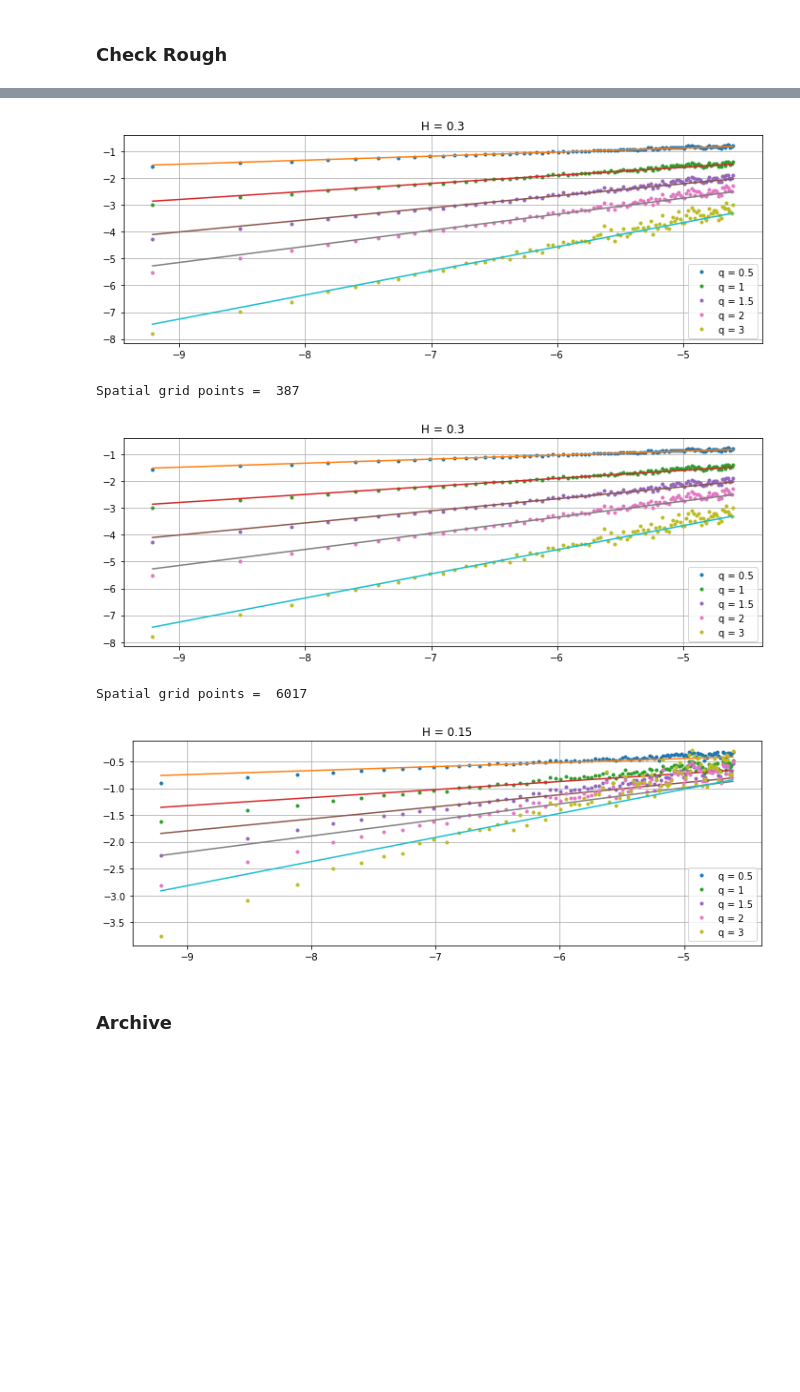
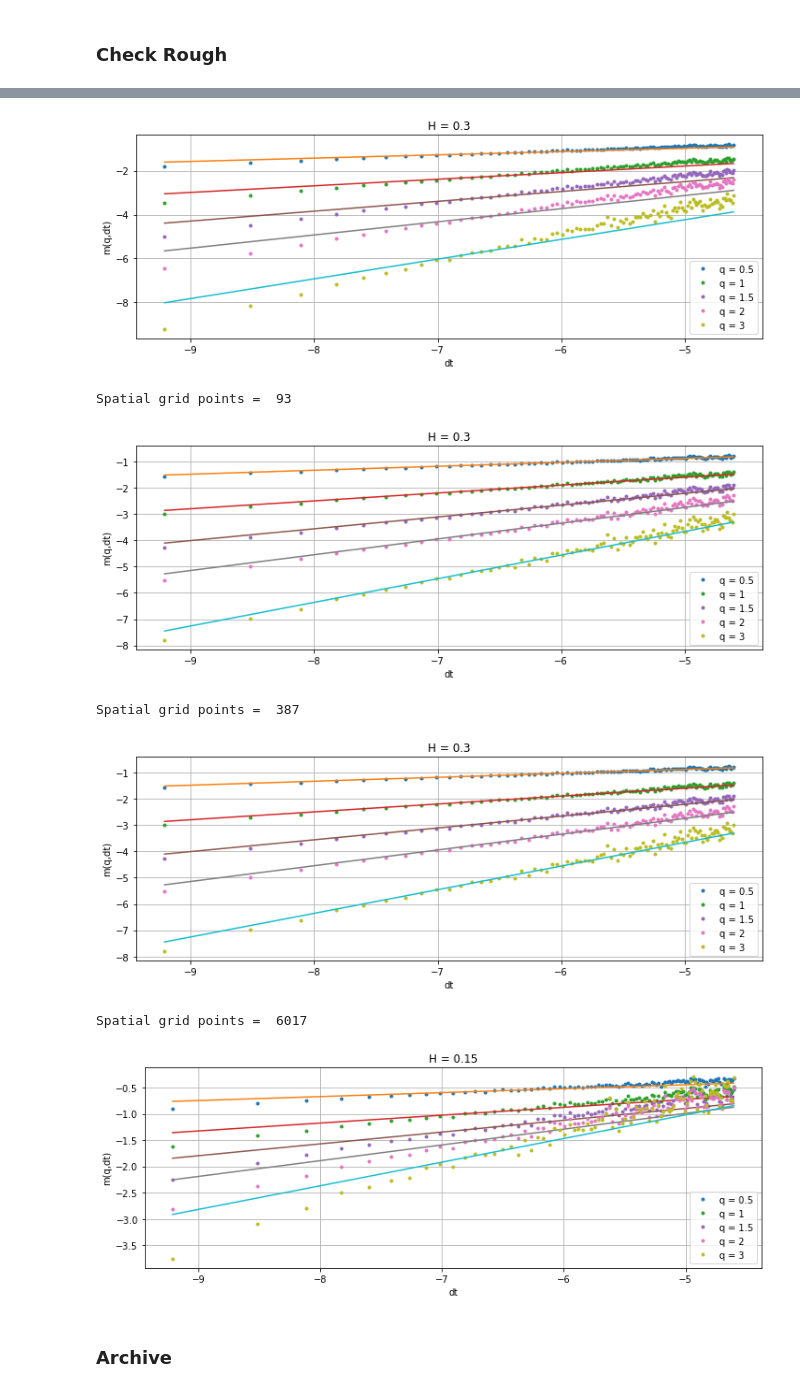
Before and after one commit to justinhou95/ErgodicControl, a Jupyter notebook: fBM.ipynb, the cells around one changed output, grey strips where cells are left out. Cells and saved outputs as stored; diff of their text form; code cells hidden in the pictures; blank space fills up the shorter version.

Commit message:
edit plot

```diff
--- a/fBM.ipynb
+++ b/fBM.ipynb
@@ -258,6 +258,8 @@ def check_rough(H,N,dt,fBM):
 #         yy = intercept(H,q) + q*H*xx
         plt.plot(xx, yy) # theoretical
     plt.legend()
+    plt.xlabel('dt')
+    plt.ylabel('m(q,dt)')
     plt.grid()
     plt.title('H = ' + str(H)  )
     plt.show()
@@ -267,6 +269,8 @@ M = 3
 N = 10000
 T = 1
 dt = T/N
+OU, fBM, fBM_incr, multi_diffu, multi_incr = fBM_generator(H, M, N, 0.5, T,False)
+check_rough(H,N,dt,fBM)
 OU, fBM, fBM_incr, multi_diffu, multi_incr = fBM_generator(H, M, N, 0.3, T,False)
 check_rough(H,N,dt,fBM)
 OU, fBM, fBM_incr, multi_diffu, multi_incr = fBM_generator(H, M, N, 0.1, T,False)
@@ -279,8 +283,10 @@ Spatial grid points =  93
-[figure, old version]
+[figure, new version]
-Spatial grid points =  387
+Spatial grid points =  93
-[figure, old version]
+[figure, new version]
-Spatial grid points =  6017
+Spatial grid points =  387
-[figure, old version]
+[figure, new version]
+Spatial grid points =  6017
+[figure, added]
 # %% [markdown]
 ### Archive
 # %%
```
Also changed, not shown: parts of 1 cell of this notebook, 2 other files.
